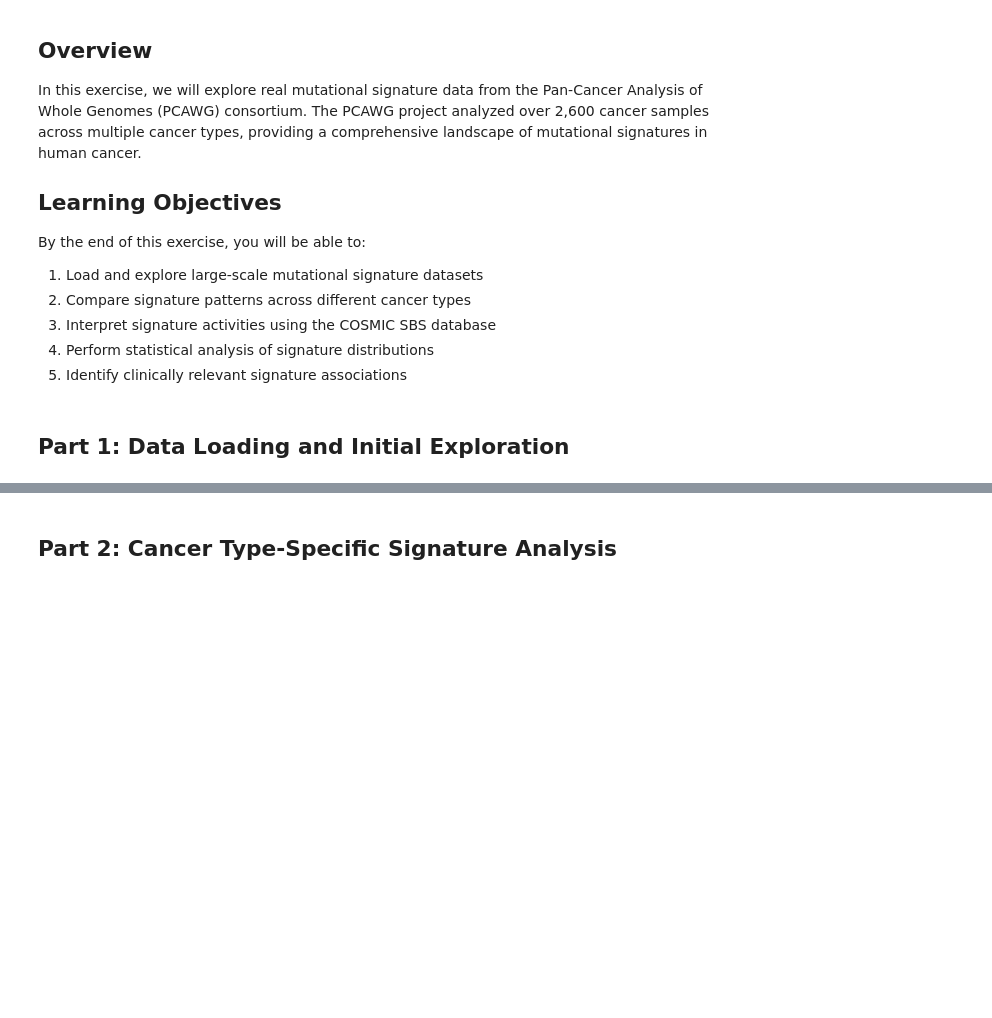
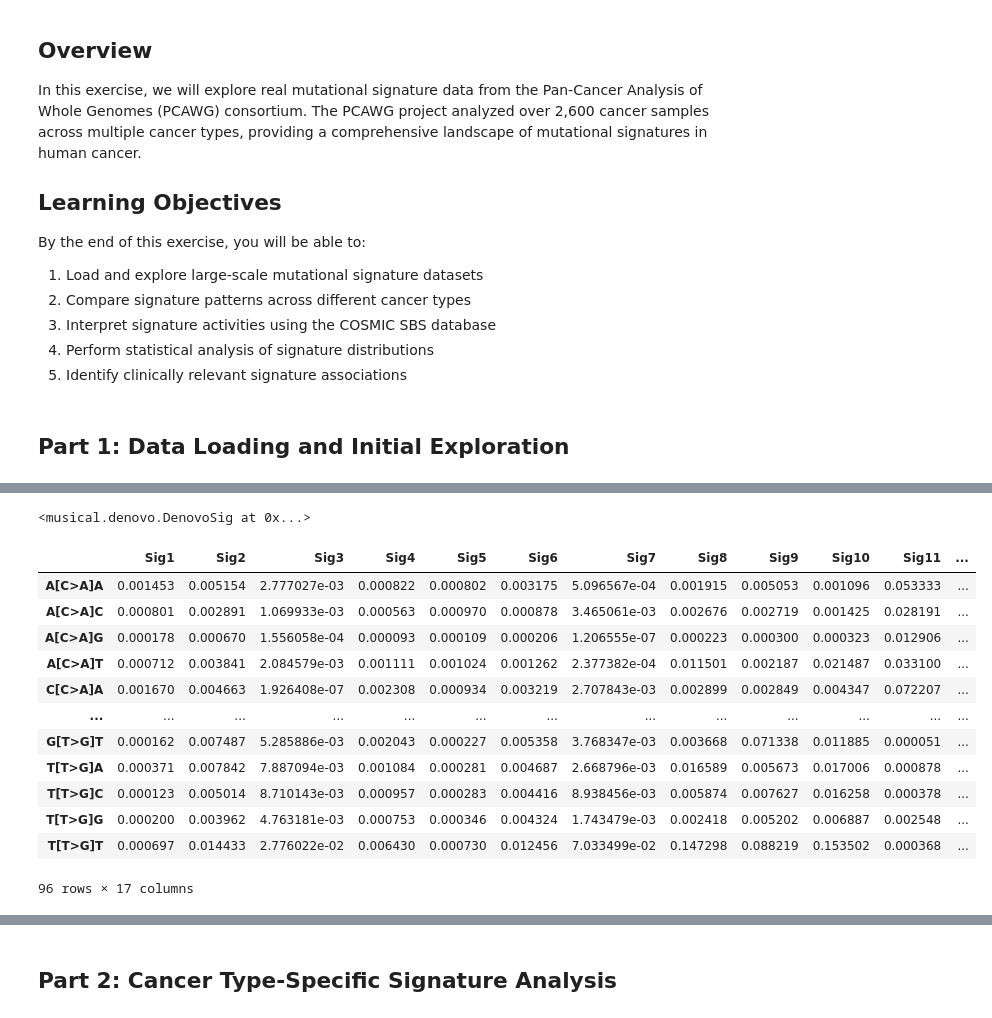
Before and after one commit to andrecossa5/somatic_landscapes, a Jupyter notebook: mutational_signatures/pcawg_analysis.ipynb, the cells around one changed output, grey strips where cells are left out. Saved outputs shown, nothing was run; the diff lists cells and outputs as text; code cells hidden in the pictures; blank space fills up the shorter version.

```diff
--- a/mutational_signatures/pcawg_analysis.ipynb
+++ b/mutational_signatures/pcawg_analysis.ipynb
@@ -42,3 +78,6 @@ plt.rcParams['font.size'] = 10
 # %%
 # Load precomputed musical outputs
-# ...
+with open('./data/PCAWG-146_model.pkl', 'rb') as f:
+    model = pickle.load(f)
+# %% [output]
+<musical.denovo.DenovoSig at 0x...>
@@ -44,0 +88,17 @@ plt.rcParams['font.size'] = 10
+# %%
+# Print de novo signatures
+W
+# %% [output]
+|  | Sig1 | Sig2 | Sig3 | Sig4 | Sig5 | Sig6 | Sig7 | Sig8 | Sig9 | Sig10 | Sig11 | ... |
+| A[C>A]A | 0.001453 | 0.005154 | 2.777027e-03 | 0.000822 | 0.000802 | 0.003175 | 5.096567e-04 | 0.001915 | 0.005053 | 0.001096 | 0.053333 | ... |
+| A[C>A]C | 0.000801 | 0.002891 | 1.069933e-03 | 0.000563 | 0.000970 | 0.000878 | 3.465061e-03 | 0.002676 | 0.002719 | 0.001425 | 0.028191 | ... |
+| A[C>A]G | 0.000178 | 0.000670 | 1.556058e-04 | 0.000093 | 0.000109 | 0.000206 | 1.206555e-07 | 0.000223 | 0.000300 | 0.000323 | 0.012906 | ... |
+| A[C>A]T | 0.000712 | 0.003841 | 2.084579e-03 | 0.001111 | 0.001024 | 0.001262 | 2.377382e-04 | 0.011501 | 0.002187 | 0.021487 | 0.033100 | ... |
+| C[C>A]A | 0.001670 | 0.004663 | 1.926408e-07 | 0.002308 | 0.000934 | 0.003219 | 2.707843e-03 | 0.002899 | 0.002849 | 0.004347 | 0.072207 | ... |
+| ... | ... | ... | ... | ... | ... | ... | ... | ... | ... | ... | ... | ... |
+| G[T>G]T | 0.000162 | 0.007487 | 5.285886e-03 | 0.002043 | 0.000227 | 0.005358 | 3.768347e-03 | 0.003668 | 0.071338 | 0.011885 | 0.000051 | ... |
+| T[T>G]A | 0.000371 | 0.007842 | 7.887094e-03 | 0.001084 | 0.000281 | 0.004687 | 2.668796e-03 | 0.016589 | 0.005673 | 0.017006 | 0.000878 | ... |
+| T[T>G]C | 0.000123 | 0.005014 | 8.710143e-03 | 0.000957 | 0.000283 | 0.004416 | 8.938456e-03 | 0.005874 | 0.007627 | 0.016258 | 0.000378 | ... |
+| T[T>G]G | 0.000200 | 0.003962 | 4.763181e-03 | 0.000753 | 0.000346 | 0.004324 | 1.743479e-03 | 0.002418 | 0.005202 | 0.006887 | 0.002548 | ... |
+| T[T>G]T | 0.000697 | 0.014433 | 2.776022e-02 | 0.006430 | 0.000730 | 0.012456 | 7.033499e-02 | 0.147298 | 0.088219 | 0.153502 | 0.000368 | ... |
+96 rows × 17 columns
```
Also changed, not shown: parts of 9 cells of this notebook, 2 other files.
